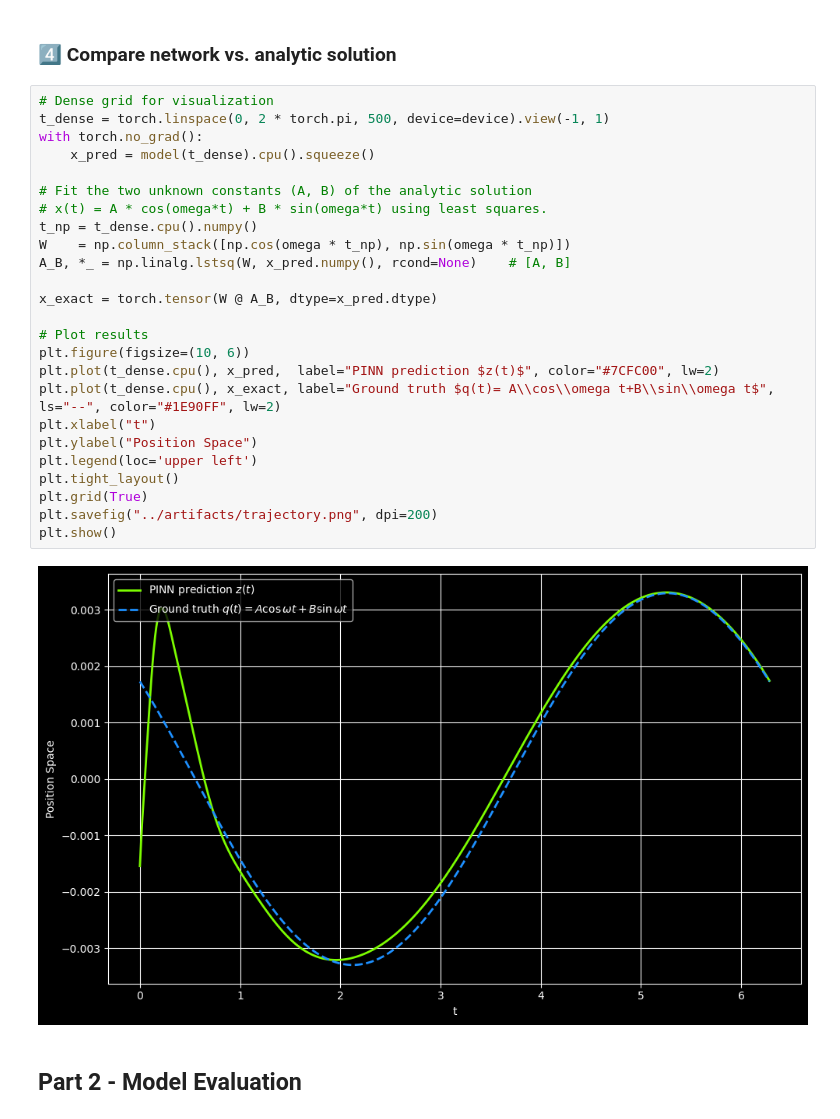
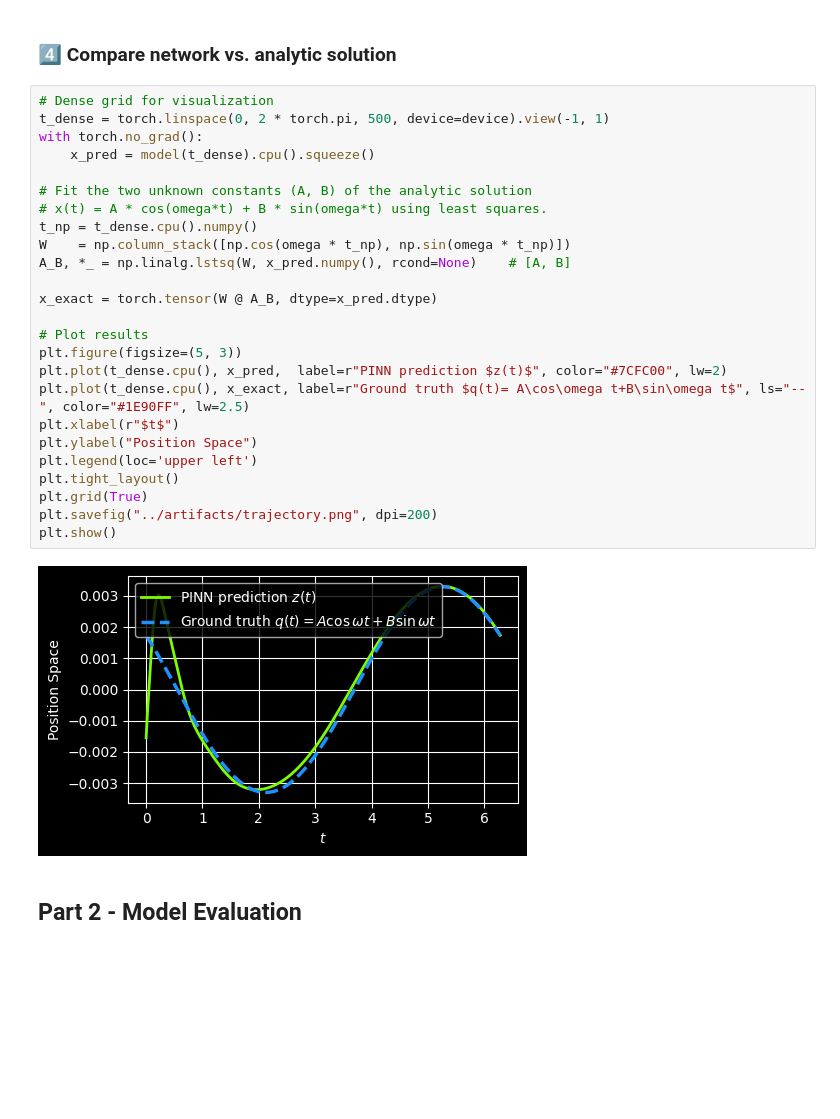
Before and after one commit to Scriber-Labs/lf-pinn-harmonic-oscillator, a Jupyter notebook: notebooks/demo.ipynb, the cells around one changed output. Drawn from its saved outputs; the diff is of its cells as text; blank space fills up the shorter version.

Commit message:
Updated the figures some.

```diff
--- a/notebooks/demo.ipynb
+++ b/notebooks/demo.ipynb
@@ -93,30 +93,30 @@ plt.show()
 # %%
 # Dense grid for visualization
 t_dense = torch.linspace(0, 2 * torch.pi, 500, device=device).view(-1, 1)
 with torch.no_grad():
     x_pred = model(t_dense).cpu().squeeze()
 
 # Fit the two unknown constants (A, B) of the analytic solution
 # x(t) = A * cos(omega*t) + B * sin(omega*t) using least squares.
 t_np = t_dense.cpu().numpy()
 W    = np.column_stack([np.cos(omega * t_np), np.sin(omega * t_np)])
 A_B, *_ = np.linalg.lstsq(W, x_pred.numpy(), rcond=None)    # [A, B]
 
 x_exact = torch.tensor(W @ A_B, dtype=x_pred.dtype)
 
 # Plot results
-plt.figure(figsize=(10, 6))
-plt.plot(t_dense.cpu(), x_pred,  label="PINN prediction $z(t)$", color="#7CFC00", lw=2)
-plt.plot(t_dense.cpu(), x_exact, label="Ground truth $q(t)= A\\cos\\omega t+B\\sin\\omega t$", ls="--", color="#1E90FF", lw=2)
-plt.xlabel("t")
+plt.figure(figsize=(5, 3))
+plt.plot(t_dense.cpu(), x_pred,  label=r"PINN prediction $z(t)$", color="#7CFC00", lw=2)
+plt.plot(t_dense.cpu(), x_exact, label=r"Ground truth $q(t)= A\cos\omega t+B\sin\omega t$", ls="--", color="#1E90FF", lw=2.5)
+plt.xlabel(r"$t$")
 plt.ylabel("Position Space")
 plt.legend(loc='upper left')
 plt.tight_layout()
 plt.grid(True)
 plt.savefig("../artifacts/trajectory.png", dpi=200)
 plt.show()
 # %% [output]
-[figure, old version]
+[figure, new version]
 # %% [markdown]
 ## Part 2 - Model Evaluation
 # %% [markdown]
```
Also changed, not shown: parts of 3 cells of this notebook, 5 other files.
